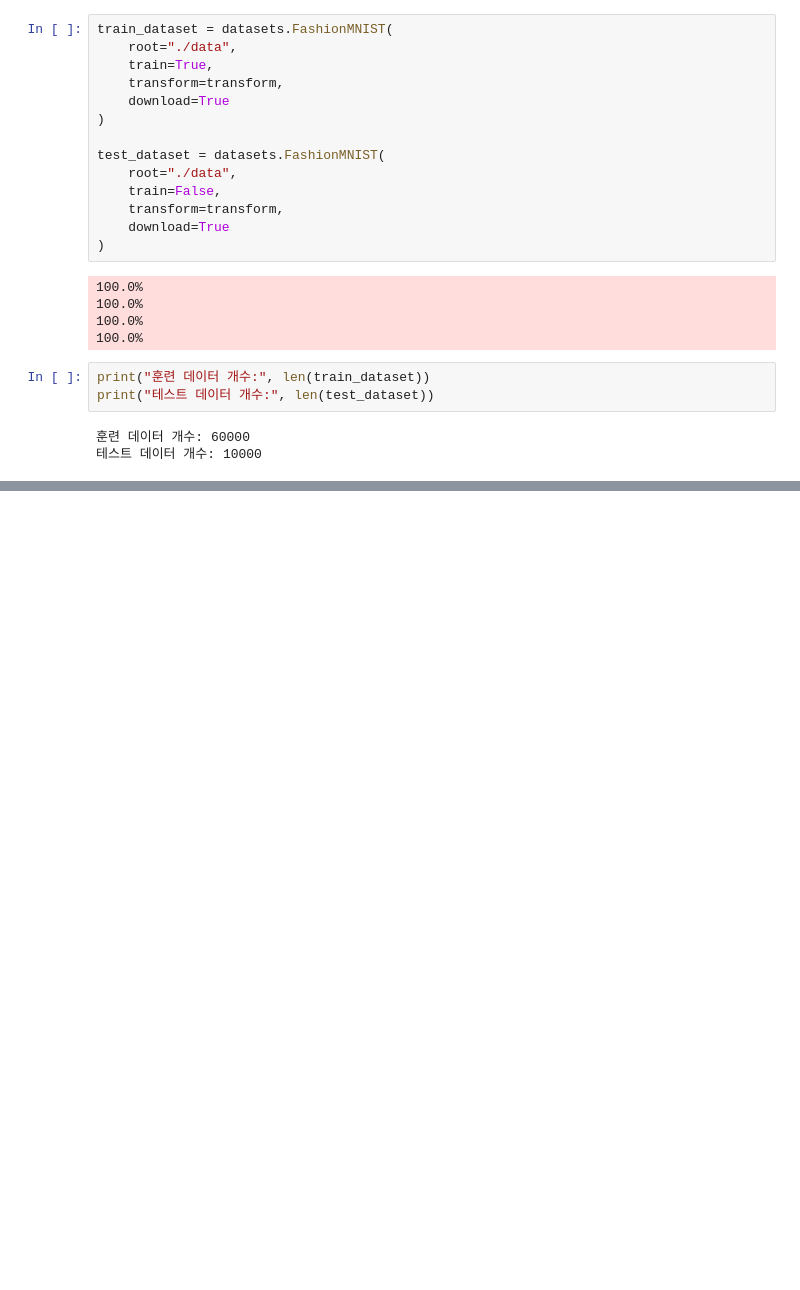
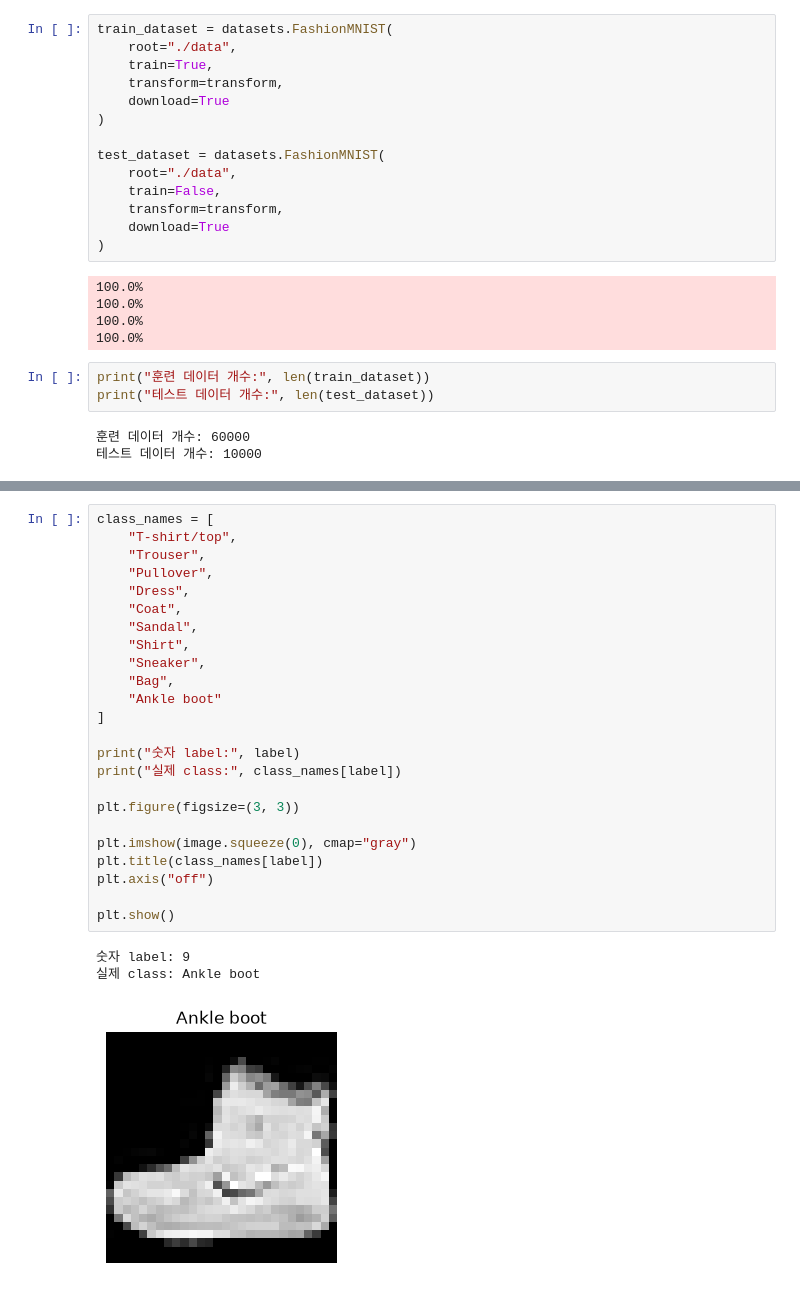
Before and after one commit to while-true-study/ai-grad-prep, a Jupyter notebook: d2l/04_linear_neural_networks_for_classification/04_02_The Image Classification Dataset.ipynb, the cells around one changed output, grey strips where cells are left out. Drawn from its saved outputs; the diff is of its cells as text; blank space fills up the shorter version.

```diff
--- a/d2l/04_linear_neural_networks_for_classification/04_02_The Image Classification Dataset.ipynb
+++ b/d2l/04_linear_neural_networks_for_classification/04_02_The Image Classification Dataset.ipynb
@@ -149,0 +291,28 @@ print("테스트 데이터 개수:", len(test_dataset))
+# %%
+class_names = [
+    "T-shirt/top",
+    "Trouser",
+    "Pullover",
+    "Dress",
+    "Coat",
+    "Sandal",
+    "Shirt",
+    "Sneaker",
+    "Bag",
+    "Ankle boot"
+]
+
+print("숫자 label:", label)
+print("실제 class:", class_names[label])
+
+plt.figure(figsize=(3, 3))
+
+plt.imshow(image.squeeze(0), cmap="gray")
+plt.title(class_names[label])
+plt.axis("off")
+
+plt.show()
+# %% [output]
+숫자 label: 9
+실제 class: Ankle boot
+[figure, added]
```
Also changed, not shown: parts of 34 cells of this notebook, 1 other file.
